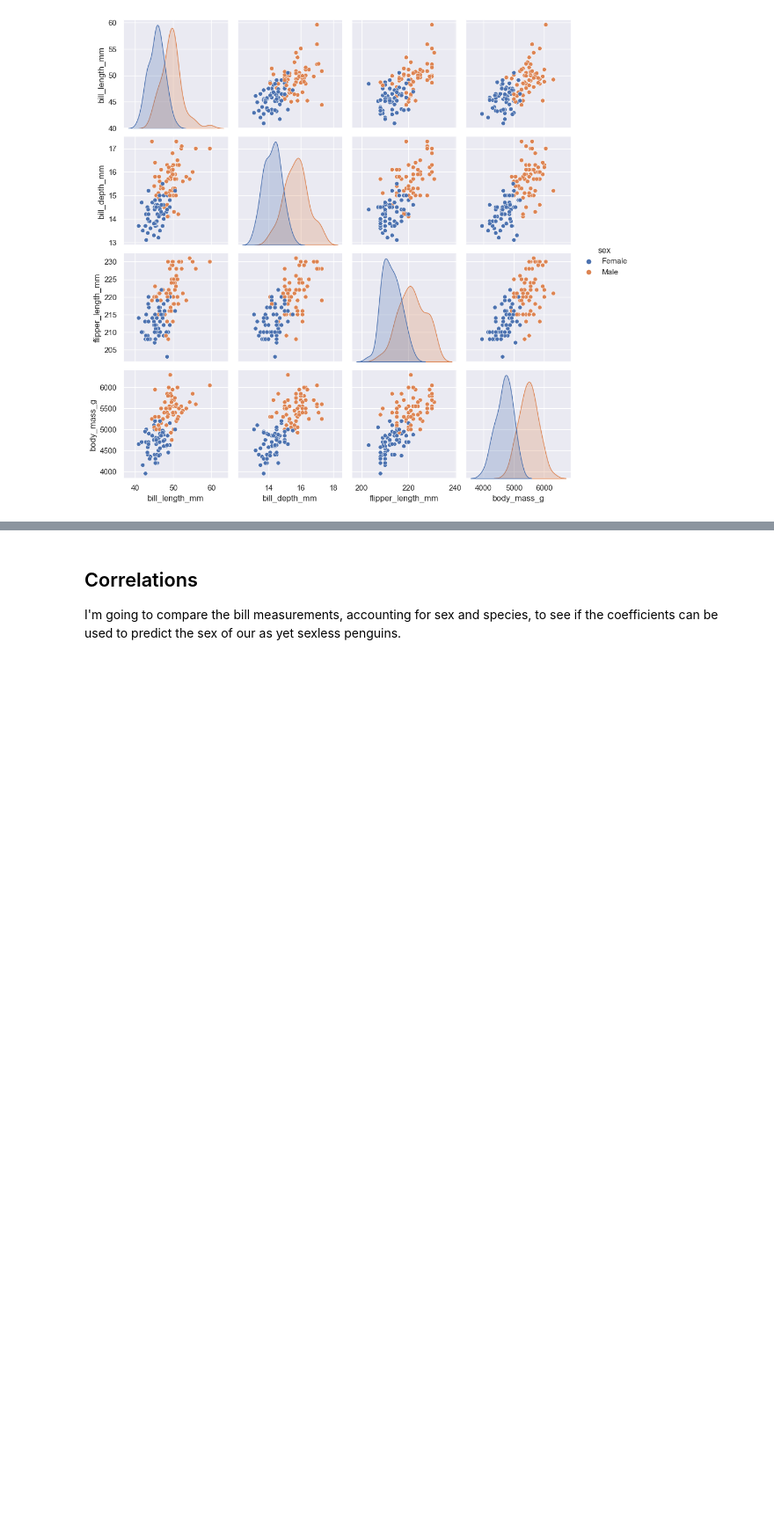
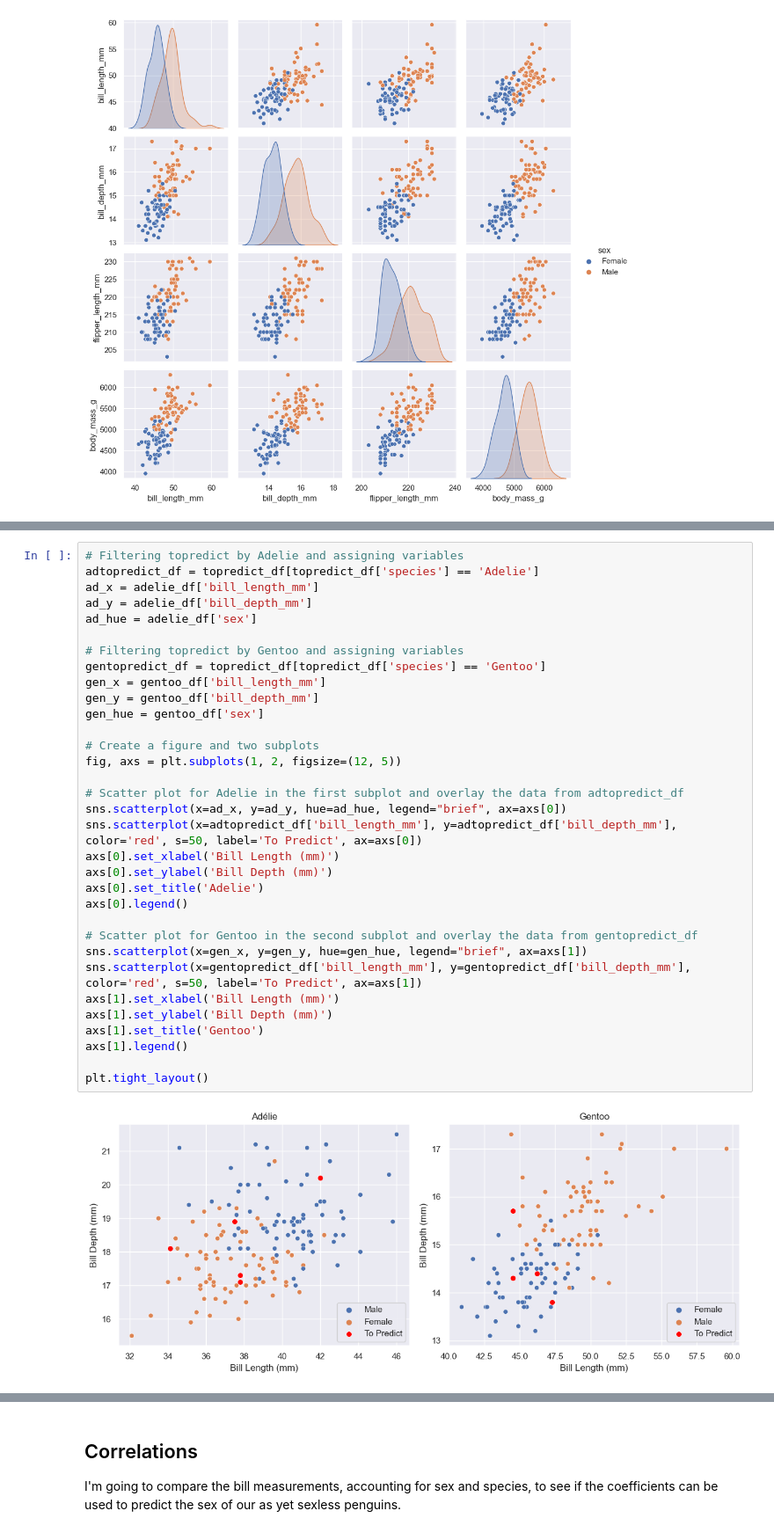
Before and after one commit to JBnkn/8634-data-analytics, a Jupyter notebook: penguins.ipynb, the cells around one changed output, grey strips where cells are left out. Shown at 88% size. Saved outputs shown, nothing was run; the diff lists cells and outputs as text; blank space fills up the shorter version.

```diff
--- a/penguins.ipynb
+++ b/penguins.ipynb
@@ -191,0 +238,35 @@ Now, I'm going to take a look at some correlations in this data to see if it can
+# %%
+# Filtering topredict by Adelie and assigning variables
+adtopredict_df = topredict_df[topredict_df['species'] == 'Adelie']
+ad_x = adelie_df['bill_length_mm']
+ad_y = adelie_df['bill_depth_mm']
+ad_hue = adelie_df['sex']
+
+# Filtering topredict by Gentoo and assigning variables
+gentopredict_df = topredict_df[topredict_df['species'] == 'Gentoo']
+gen_x = gentoo_df['bill_length_mm']
+gen_y = gentoo_df['bill_depth_mm']
+gen_hue = gentoo_df['sex']
+
+# Create a figure and two subplots
+fig, axs = plt.subplots(1, 2, figsize=(12, 5))
+
+# Scatter plot for Adelie in the first subplot and overlay the data from adtopredict_df
+sns.scatterplot(x=ad_x, y=ad_y, hue=ad_hue, legend="brief", ax=axs[0])
+sns.scatterplot(x=adtopredict_df['bill_length_mm'], y=adtopredict_df['bill_depth_mm'], color='red', s=50, label='To Predict', ax=axs[0])
+axs[0].set_xlabel('Bill Length (mm)')
+axs[0].set_ylabel('Bill Depth (mm)')
+axs[0].set_title('Adelie')
+axs[0].legend()
+
+# Scatter plot for Gentoo in the second subplot and overlay the data from gentopredict_df
+sns.scatterplot(x=gen_x, y=gen_y, hue=gen_hue, legend="brief", ax=axs[1])
+sns.scatterplot(x=gentopredict_df['bill_length_mm'], y=gentopredict_df['bill_depth_mm'], color='red', s=50, label='To Predict', ax=axs[1])
+axs[1].set_xlabel('Bill Length (mm)')
+axs[1].set_ylabel('Bill Depth (mm)')
+axs[1].set_title('Gentoo')
+axs[1].legend()
+
+plt.tight_layout()
+# %% [output]
+[figure, added]
```
Also changed, not shown: parts of 24 cells of this notebook, 1 other file.
